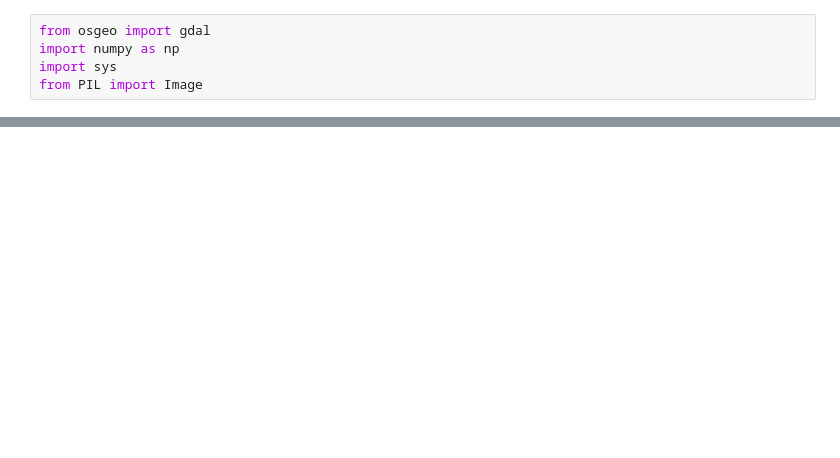
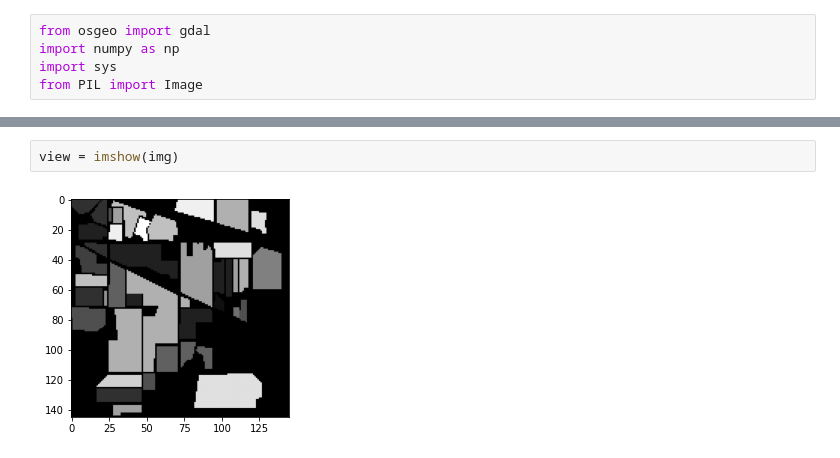
Before and after one commit to Aryanaut/eutro-reverso, a Jupyter notebook: workingWithMultispectralDataTiff.ipynb, the cells around one changed output, grey strips where cells are left out. Cells and saved outputs as stored; diff of their text form; blank space fills up the shorter version.

```diff
--- a/workingWithMultispectralDataTiff.ipynb
+++ b/workingWithMultispectralDataTiff.ipynb
@@ -61,0 +50,4 @@ AttributeError: ignored
+# %%
+view = imshow(img)
+# %% [output]
+[figure, added]
```
Also changed, not shown: parts of 9 cells of this notebook.
